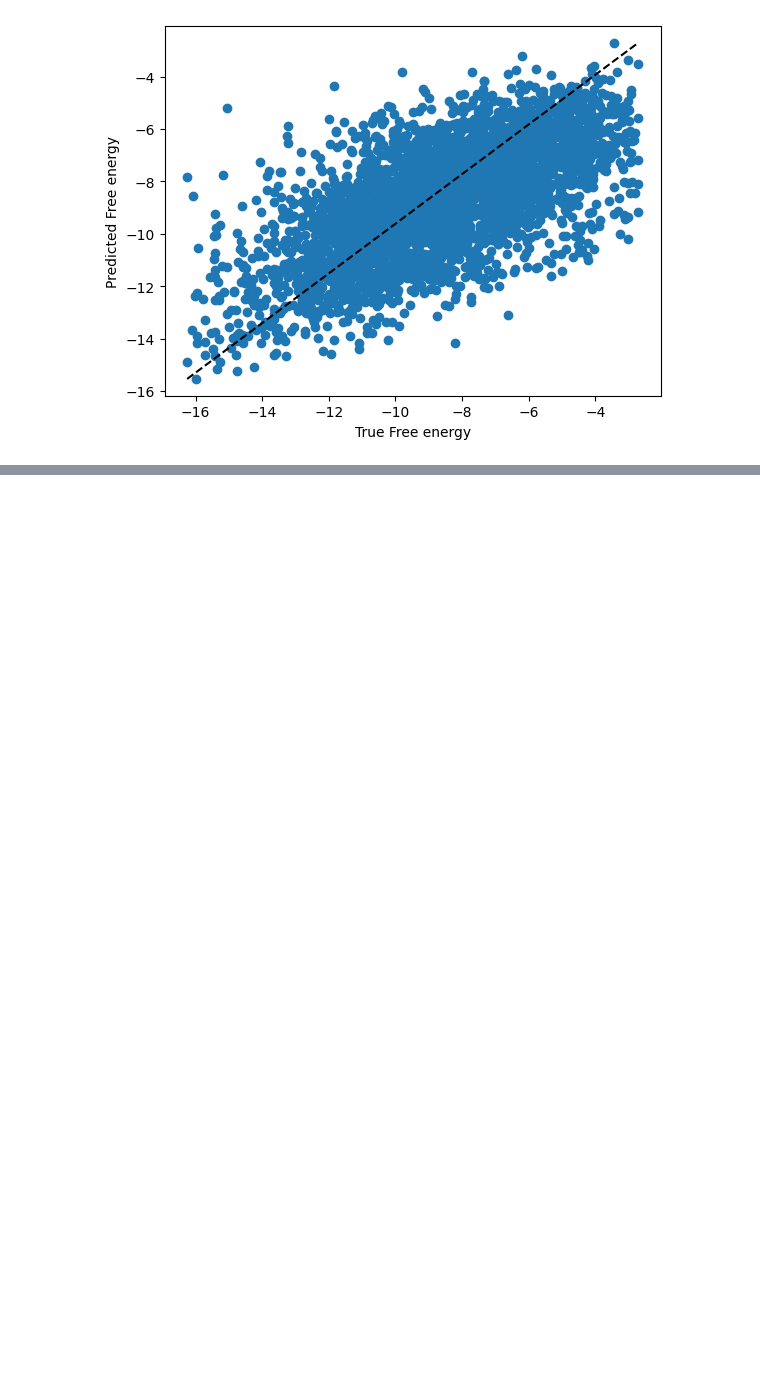
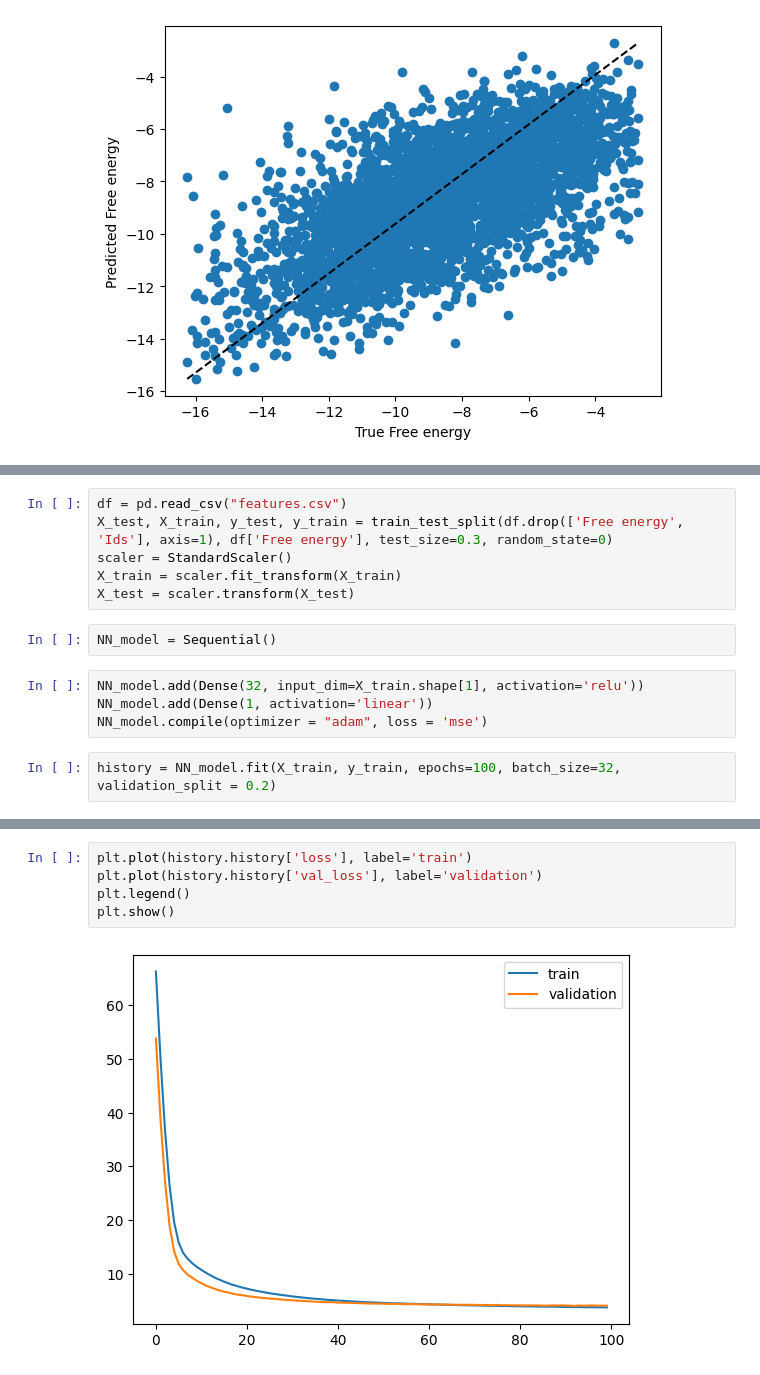
Before and after one commit to francoviscarra/BFE_ML, a Jupyter notebook: feature_calc/physicochemical_features.ipynb, the cells around one changed output, grey strips where cells are left out. Saved outputs shown, nothing was run; the diff lists cells and outputs as text; blank space fills up the shorter version.

```diff
--- a/feature_calc/physicochemical_features.ipynb
+++ b/feature_calc/physicochemical_features.ipynb
@@ -780,0 +802,14 @@ plt.plot([np.min(y_test), np.max(y_test)], [np.min(y_test_pred), np.max(y_test_p
+# %%
+df = pd.read_csv("features.csv")
+X_test, X_train, y_test, y_train = train_test_split(df.drop(['Free energy', 'Ids'], axis=1), df['Free energy'], test_size=0.3, random_state=0)
+scaler = StandardScaler()
+X_train = scaler.fit_transform(X_train)
+X_test = scaler.transform(X_test)
+# %%
+NN_model = Sequential()
+# %%
+NN_model.add(Dense(32, input_dim=X_train.shape[1], activation='relu'))
+NN_model.add(Dense(1, activation='linear'))
+NN_model.compile(optimizer = "adam", loss = 'mse')
+# %%
+history = NN_model.fit(X_train, y_train, epochs=100, batch_size=32, validation_split = 0.2)
@@ -780,0 +834,7 @@ plt.plot([np.min(y_test), np.max(y_test)], [np.min(y_test_pred), np.max(y_test_p
+# %%
+plt.plot(history.history['loss'], label='train')
+plt.plot(history.history['val_loss'], label='validation')
+plt.legend()
+plt.show()
+# %% [output]
+[figure, added]
```
Also changed, not shown: parts of 5 cells of this notebook.
